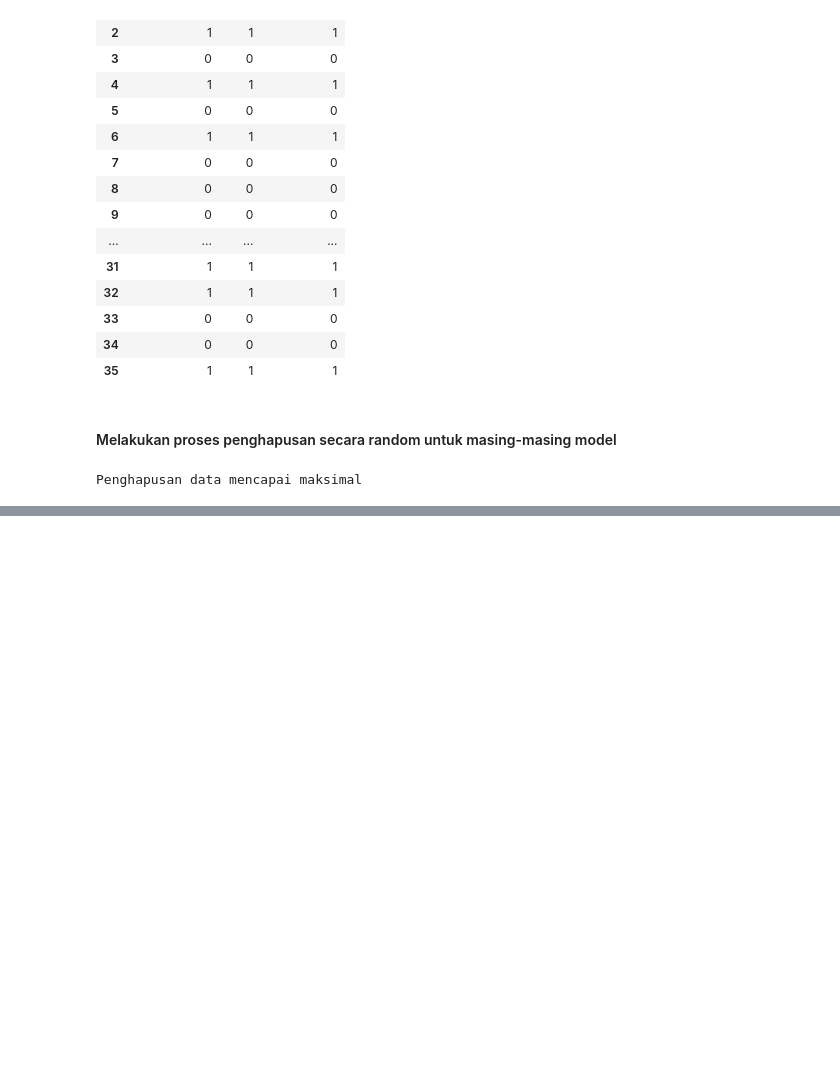
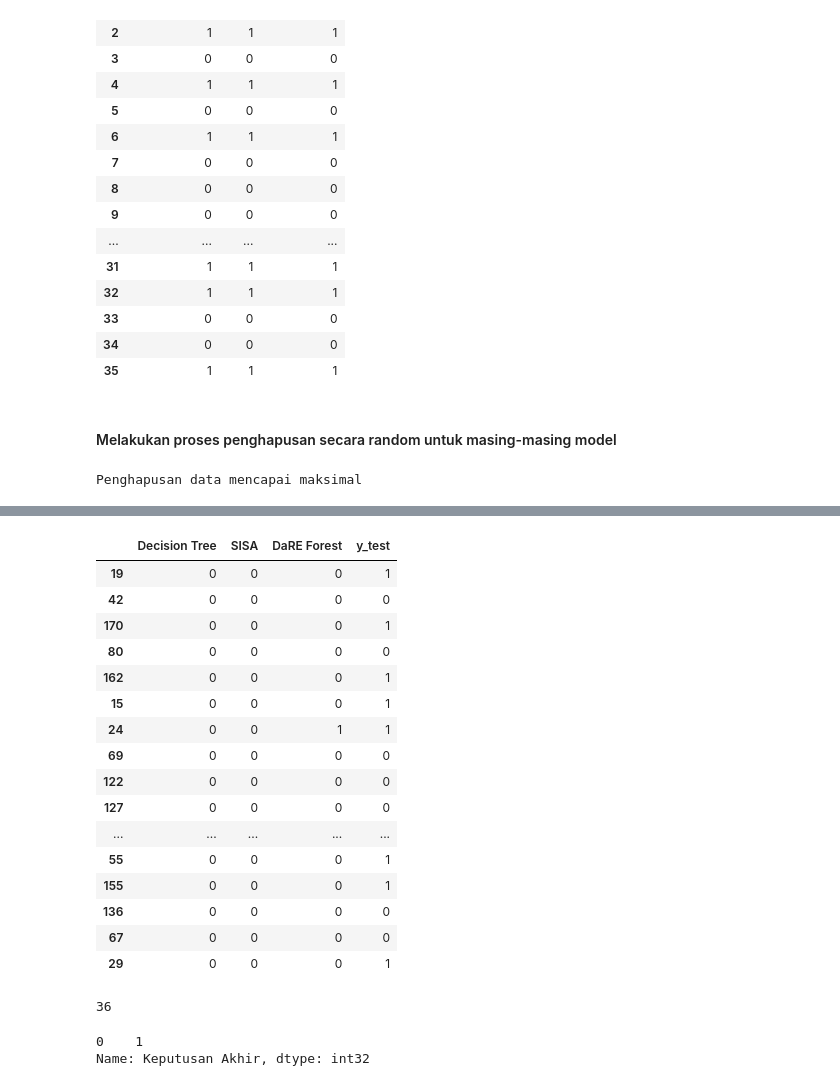
Before and after one commit to ilhampratama2109/Tugas_Akhir, a Jupyter notebook: experiment_1.ipynb, the cells around one changed output, grey strips where cells are left out. Saved outputs shown, nothing was run; the diff lists cells and outputs as text; code cells hidden in the pictures; blank space fills up the shorter version.

```diff
--- a/experiment_1.ipynb
+++ b/experiment_1.ipynb
@@ -275,6 +285,36 @@ dare_model
+# %%
+y_pred_comparation
+# %% [output]
+|  | Decision Tree | SISA | DaRE Forest | y_test |
+| 19 | 0 | 0 | 0 | 1 |
+| 42 | 0 | 0 | 0 | 0 |
+| 170 | 0 | 0 | 0 | 1 |
+| 80 | 0 | 0 | 0 | 0 |
+| 162 | 0 | 0 | 0 | 1 |
+| 15 | 0 | 0 | 0 | 1 |
+| 24 | 0 | 0 | 1 | 1 |
+| 69 | 0 | 0 | 0 | 0 |
+| 122 | 0 | 0 | 0 | 0 |
+| 127 | 0 | 0 | 0 | 0 |
+| ... | ... | ... | ... | ... |
+| 55 | 0 | 0 | 0 | 1 |
+| 155 | 0 | 0 | 0 | 1 |
+| 136 | 0 | 0 | 0 | 0 |
+| 67 | 0 | 0 | 0 | 0 |
+| 29 | 0 | 0 | 0 | 1 |
 # %%
 base_model.to_csv("hasil_eksperiment/exp_1/base_exp_1.csv", index=False)
 # %%
 SISA_model.to_csv("hasil_eksperiment/exp_1/sisa_exp_1.csv", index=False)
 # %%
 dare_model.to_csv("hasil_eksperiment/exp_1/dare_exp_1.csv", index=False)
+# %%
+len(y_test)
+# %% [output]
+36
+# %%
+modus = y_test.mode()
+modus
+# %% [output]
+0    1
+Name: Keputusan Akhir, dtype: int32
```
Also changed, not shown: parts of 9 cells of this notebook, 4 other files.
